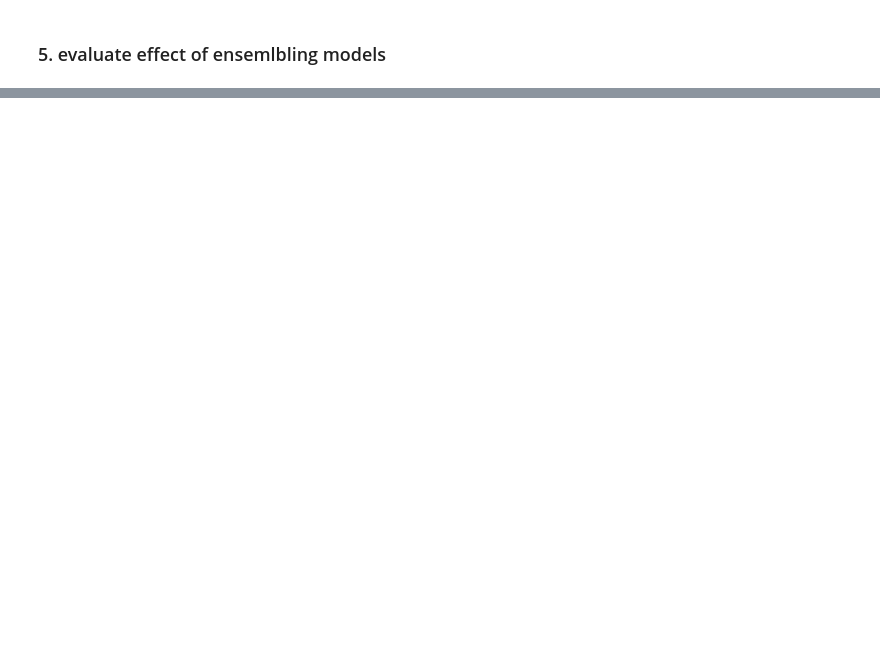
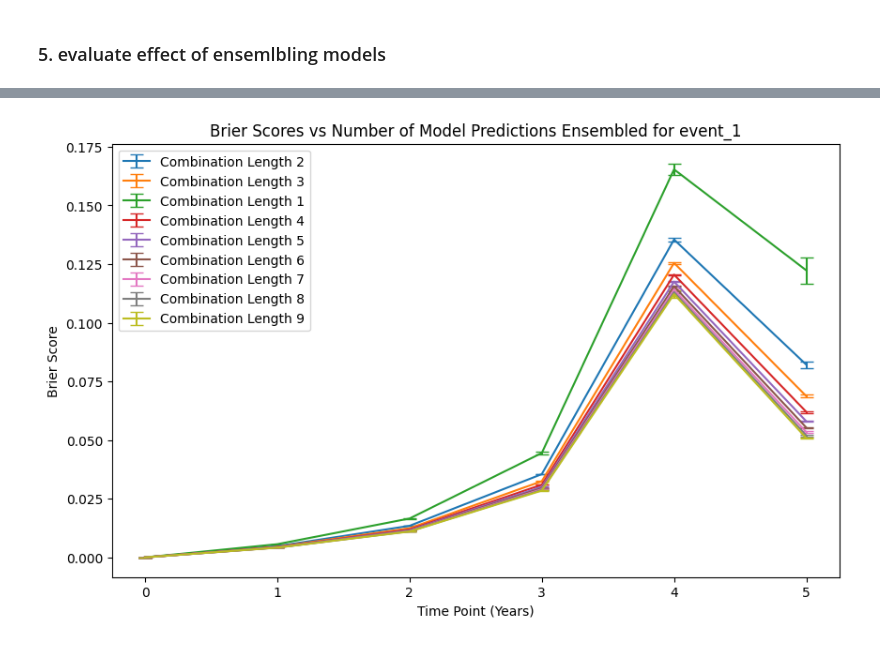
Before and after one commit to leungkcofficial/tarot, a Jupyter notebook: code/ensemble_eval.ipynb, the cells around one changed output, grey strips where cells are left out. Saved outputs shown, nothing was run; the diff lists cells and outputs as text; code cells hidden in the pictures; blank space fills up the shorter version.

```diff
--- a/code/ensemble_eval.ipynb
+++ b/code/ensemble_eval.ipynb
@@ -378,3 +430,5 @@ Loaded metrics from 255500 combinations.
+# %%
+metrics_df = pd.read_parquet('/mnt/d/pydatascience/g3_regress/data/results/avg_ensemble/metrics_df.parquet', engine='pyarrow')
 # %%
 def map_null_brier(row, data):
     bootstrap_idx = row['Bootstrap_Index']
@@ -671,19 +1047,10 @@ plt.close()
 # %%
 
 # Call the updated plotting function with the same DataFrame
-plot_metric_vs_combination_length(summary_stats_df, metric_name="Concordance_Index")
-plot_metric_vs_combination_length(summary_stats_df, metric_name="Integrated_Brier_Score")
-plot_metric_vs_combination_length(summary_stats_df, metric_name="Neg_Log_Likelihood")
-metrics_df['Combination'] = metrics_df['Combination'].apply(eval)
-# Reshape the Brier scores
-reshaped_brier_df = reshape_brier_scores(metrics_df)
-
-
-# Calculate statistics
-brier_stats_df = calculate_brier_statistics(reshaped_brier_df)
-
-# Plot the Brier scores
-plot_brier_scores(brier_stats_df)
+plot_metric_vs_combination_length(summary_stats_df, metric_name="Concordance_Index", output_path="/mnt/d/PYDataScience/g3_regress/data/results/concordance_index_vs_combination_length.jpeg")
+plot_metric_vs_combination_length(summary_stats_df, metric_name="Integrated_Brier_Score", output_path="/mnt/d/PYDataScience/g3_regress/data/results/integrated_brier_score_vs_combination_length.jpeg")
+plot_metric_vs_combination_length(summary_stats_df, metric_name="Neg_Log_Likelihood", output_path="/mnt/d/PYDataScience/g3_regress/data/results/negative_log_likelihood_vs_combination_length.jpeg")
+# metrics_df['Combination'] = metrics_df['Combination'].apply(eval)
 # %% [output]
 [figure]
 [figure]
@@ -692,0 +1058,77 @@ plot_brier_scores(brier_stats_df)
+# %%
+import numpy as np
+import pandas as pd
+from scipy.stats import t, ttest_1samp
+import matplotlib.pyplot as plt
+
+def calculate_brier_statistics(reshaped_brier_df):
+    """
+    Calculate the mean, 95% CI, and p-value for Brier scores for each combination length and time point.
+
+    Args:
+        reshaped_brier_df (pd.DataFrame): DataFrame with reshaped Brier scores.
+
+    Returns:
+        pd.DataFrame: DataFrame with aggregated statistics for each combination length and time point.
+    """
+    aggregated_data = []
+
+    for combination_length in reshaped_brier_df["Combination_Length"].unique():
+        subset = reshaped_brier_df[reshaped_brier_df["Combination_Length"] == combination_length]
+
+        for event in ["event_1", "event_2"]:
+            for year in range(6):  # Assuming 6 years
+                column_name = f"{event}_year_{year}"
+                values = subset[column_name].dropna()
+
+                if len(values) > 1:
+                    mean = values.mean()
+                    std_err = values.std(ddof=1) / np.sqrt(len(values))
+                    ci_low, ci_high = t.interval(0.95, len(values) - 1, loc=mean, scale=std_err)
+                    t_stat, p_value = ttest_1samp(values, 0.0)
+                else:
+                    mean, ci_low, ci_high, p_value = [np.nan] * 4
+
+                aggregated_data.append({
+                    "Combination_Length": combination_length,
+                    "Event": event,
+                    "Time_Point": year,
+                    "Brier_Mean": mean,
+                    "Brier_CI_Low": ci_low,
+                    "Brier_CI_High": ci_high,
+                    "P_Value": p_value
+                })
+
+    return pd.DataFrame(aggregated_data)
+
+def plot_brier_scores(brier_stats_df):
+    """
+    Plot the Brier scores for different combination lengths and events.
+
+    Args:
+        brier_stats_df (pd.DataFrame): DataFrame with Brier score statistics.
+    """
+    for event in ["event_1", "event_2"]:
+        event_data = brier_stats_df[brier_stats_df["Event"] == event]
+        plt.figure(figsize=(10, 6))
+        for combination_length in event_data["Combination_Length"].unique():
+            subset = event_data[event_data["Combination_Length"] == combination_length]
+            plt.errorbar(subset["Time_Point"], subset["Brier_Mean"],
+                         yerr=[subset["Brier_Mean"] - subset["Brier_CI_Low"], subset["Brier_CI_High"] - subset["Brier_Mean"]],
+                         label=f'Combination Length {combination_length}', capsize=5)
+        plt.title(f'Brier Scores vs Number of Model Predictions Ensembled for {event}')
+        plt.xlabel('Time Point (Years)')
+        plt.ylabel('Brier Score')
+        plt.legend()
+        output_path = "/mnt/d/PYDataScience/g3_regress/data/results/"+event+"_brier_scores_vs_combination_length.jpeg"
+        plt.savefig(output_path, format="jpeg", dpi=1000)
+        plt.show()
+
+# Assuming reshape_brier_scores and metrics_df are defined elsewhere
+reshaped_brier_df = reshape_brier_scores(metrics_df)
+# Calculate statistics
+brier_stats_df = calculate_brier_statistics(reshaped_brier_df)
+# Plot the Brier scores
+plot_brier_scores(brier_stats_df)
+# %% [output]
+[figure, added]
```
Also changed, not shown: parts of 21 cells of this notebook, 11 other files.
